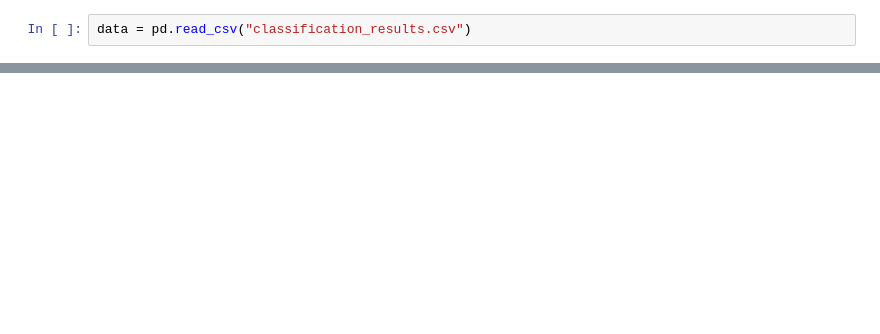
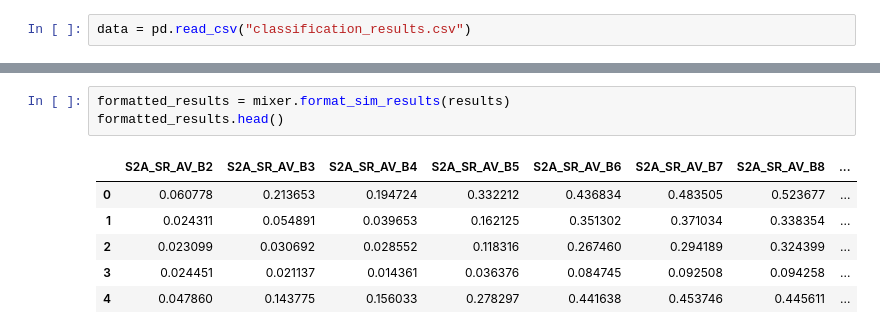
Before and after one commit to uqgrowan/Spectral-Separability-Analysis, a Jupyter notebook: mix_pixels.ipynb, the cells around one changed output, grey strips where cells are left out. Drawn from its saved outputs; the diff is of its cells as text; blank space fills up the shorter version.

```diff
--- a/mix_pixels.ipynb
+++ b/mix_pixels.ipynb
@@ -31,0 +86,10 @@ g.legend.set_title("")
+# %%
+formatted_results = mixer.format_sim_results(results)
+formatted_results.head()
+# %% [output]
+|  | S2A_SR_AV_B2 | S2A_SR_AV_B3 | S2A_SR_AV_B4 | S2A_SR_AV_B5 | S2A_SR_AV_B6 | S2A_SR_AV_B7 | S2A_SR_AV_B8 | ... |
+| 0 | 0.060778 | 0.213653 | 0.194724 | 0.332212 | 0.436834 | 0.483505 | 0.523677 | ... |
+| 1 | 0.024311 | 0.054891 | 0.039653 | 0.162125 | 0.351302 | 0.371034 | 0.338354 | ... |
+| 2 | 0.023099 | 0.030692 | 0.028552 | 0.118316 | 0.267460 | 0.294189 | 0.324399 | ... |
+| 3 | 0.024451 | 0.021137 | 0.014361 | 0.036376 | 0.084745 | 0.092508 | 0.094258 | ... |
+| 4 | 0.047860 | 0.143775 | 0.156033 | 0.278297 | 0.441638 | 0.453746 | 0.445611 | ... |
```
Also changed, not shown: parts of 12 cells of this notebook, 4 other files.
